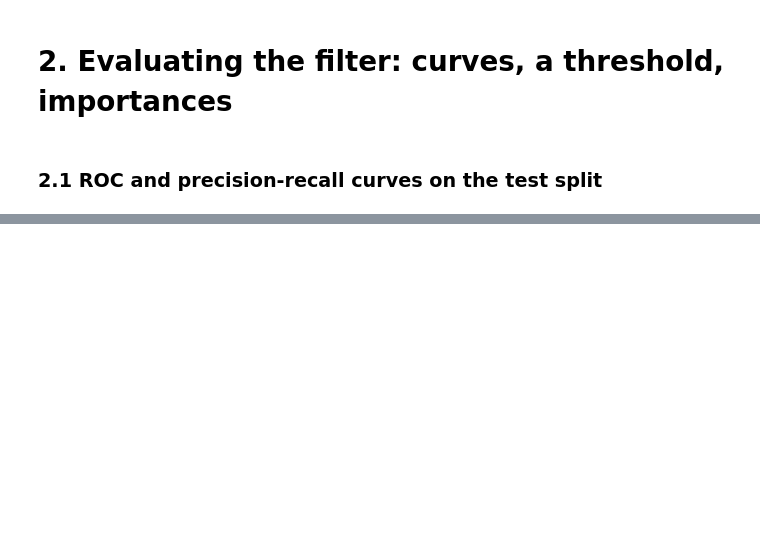
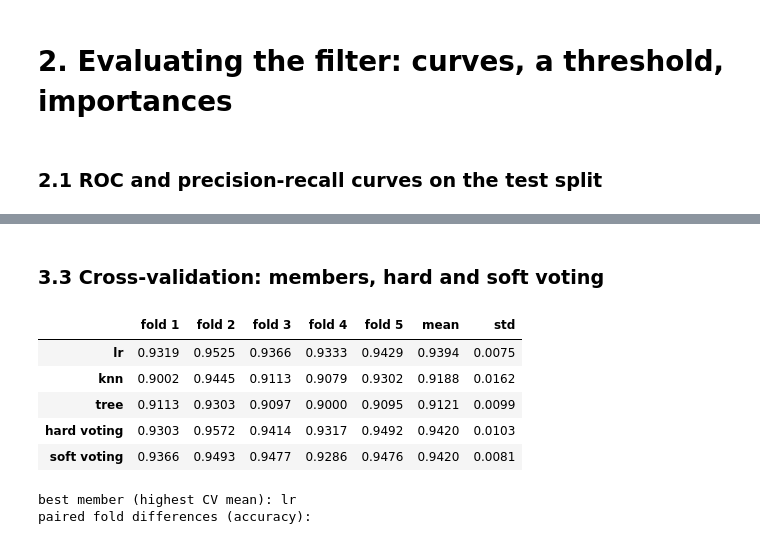
Before and after one commit to MrBiscit/task-04-ML-course, a Jupyter notebook: main.ipynb, the cells around one changed output, grey strips where cells are left out. Drawn from its saved outputs; the diff is of its cells as text; code cells hidden in the pictures; blank space fills up the shorter version.

```diff
--- a/main.ipynb
+++ b/main.ipynb
@@ -195,0 +395,9 @@ test accuracy p                : 0.9467  with standard error sqrt(p(1-p)/n_test)
+# %%
+names = [name for name, _ in members]
+rows = []
+for i in range(3):
+    for j in range(i + 1, 3):
+        rows.append({"pair": f"{names[i]} vs {names[j]}", "share of test rows with different labels": (member_pred[i] != member_pred[j]).mean()})
+display(pd.DataFrame(rows).set_index("pair").round(4))
+for name in names:
+    print(f"test accuracy of {name}: {(fitted[name].predict(X_test) == y_test).mean():.4f}")
@@ -195,0 +413,23 @@ test accuracy p                : 0.9467  with standard error sqrt(p(1-p)/n_test)
+# %% [markdown]
+### 3.3 Cross-validation: members, hard and soft voting
+# %%
+vote_models = {"lr": lr, "knn": knn, "tree": tree,
+               "hard voting": VotingClassifier(members, voting="hard"),
+               "soft voting": VotingClassifier(members, voting="soft")}
+vote_scores = {name: cross_validate(model, X_train, y_train, cv=cv, scoring="accuracy")["test_score"]
+               for name, model in vote_models.items()}
+display(fold_table(vote_scores).round(4))
+
+best_member = max(["lr", "knn", "tree"], key=lambda k: vote_scores[k].mean())
+print("best member (highest CV mean):", best_member)
+print("paired fold differences (accuracy):")
+display(paired_table(vote_scores, [("hard voting", best_member), ("soft voting", best_member)]).round(4))
+# %% [output]
+|  | fold 1 | fold 2 | fold 3 | fold 4 | fold 5 | mean | std |
+| lr | 0.9319 | 0.9525 | 0.9366 | 0.9333 | 0.9429 | 0.9394 | 0.0075 |
+| knn | 0.9002 | 0.9445 | 0.9113 | 0.9079 | 0.9302 | 0.9188 | 0.0162 |
+| tree | 0.9113 | 0.9303 | 0.9097 | 0.9000 | 0.9095 | 0.9121 | 0.0099 |
+| hard voting | 0.9303 | 0.9572 | 0.9414 | 0.9317 | 0.9492 | 0.9420 | 0.0103 |
+| soft voting | 0.9366 | 0.9493 | 0.9477 | 0.9286 | 0.9476 | 0.9420 | 0.0081 |
+best member (highest CV mean): lr
+paired fold differences (accuracy):
```
Also changed, not shown: parts of 27 cells of this notebook, 1 other file.
